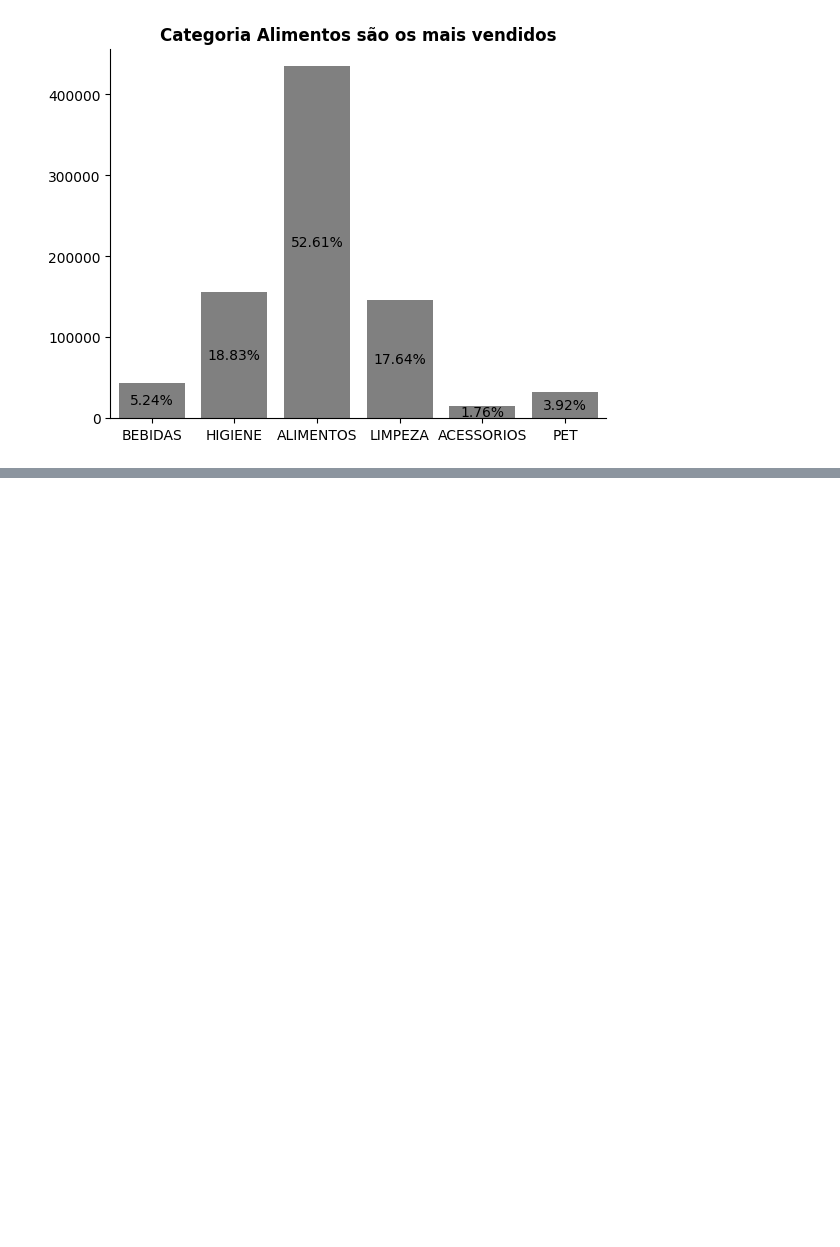
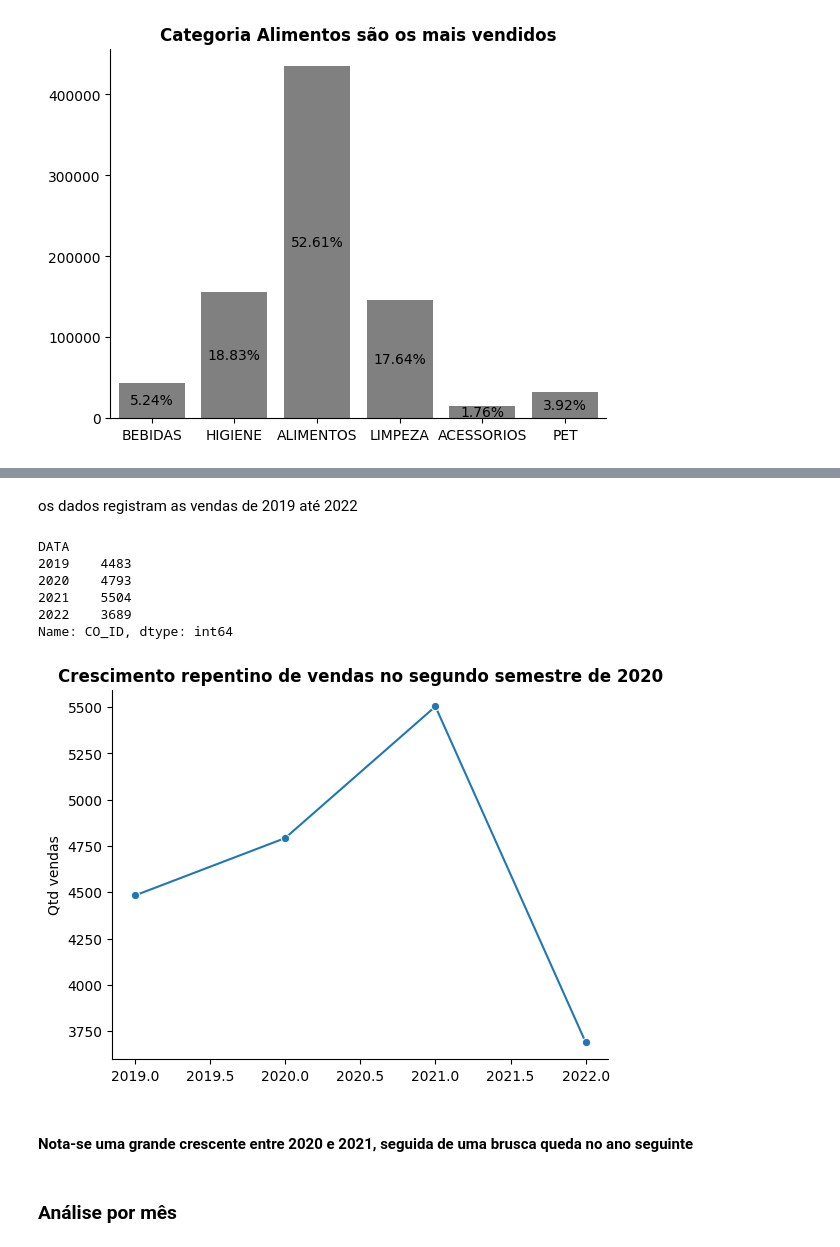
Before and after one commit to ruanguths/miniprojeto-RuanCarlosCostaGuths-T2, a Jupyter notebook: notebooks/visualizacao.ipynb, the cells around one changed output, grey strips where cells are left out. Saved outputs shown, nothing was run; the diff lists cells and outputs as text; code cells hidden in the pictures; blank space fills up the shorter version.

Commit message:
Fim das visualizações

```diff
--- a/notebooks/visualizacao.ipynb
+++ b/notebooks/visualizacao.ipynb
@@ -5,4 +5,4 @@ import pandas as pd
 import seaborn as sns
 import matplotlib.pyplot as plt
 # %%
-df = pd.read_csv("../data/processed.csv")
+df = pd.read_csv("../data/processed.csv", parse_dates=["DATA"]) # parse_dates para ler a coluna DATA como datetime
@@ -124,0 +159,28 @@ plt.show()
+# %% [markdown]
+os dados registram as vendas de 2019 até 2022
+# %%
+# Quantidade de vendas realizadas por ano
+df.groupby(df["DATA"].dt.year)["CO_ID"].nunique()
+# %% [output]
+DATA
+2019    4483
+2020    4793
+2021    5504
+2022    3689
+Name: CO_ID, dtype: int64
+# %%
+# Gráfico da evolução das vendas entre os anos 2019 a 2022
+sns.lineplot(data=df.groupby(df["DATA"].dt.year)["CO_ID"].nunique().reset_index(), x="DATA", y= "CO_ID", marker="o")
+
+
+plt.title("Crescimento repentino de vendas no segundo semestre de 2020", weight="bold")
+plt.xlabel("")
+plt.ylabel("Qtd vendas")
+sns.despine() # tira as bordas
+plt.show()
+# %% [output]
+[figure, added]
+# %% [markdown]
+<h4>Nota-se uma grande crescente entre 2020 e 2021, seguida de uma brusca queda no ano seguinte
+# %% [markdown]
+<h3>Análise por mês
```
Also changed, not shown: parts of 14 cells of this notebook.
